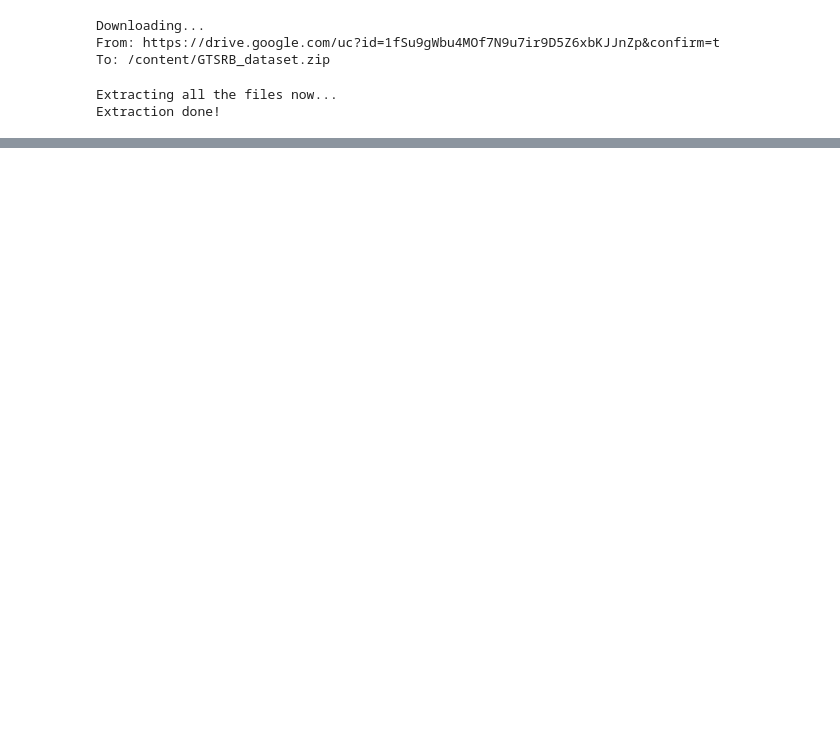
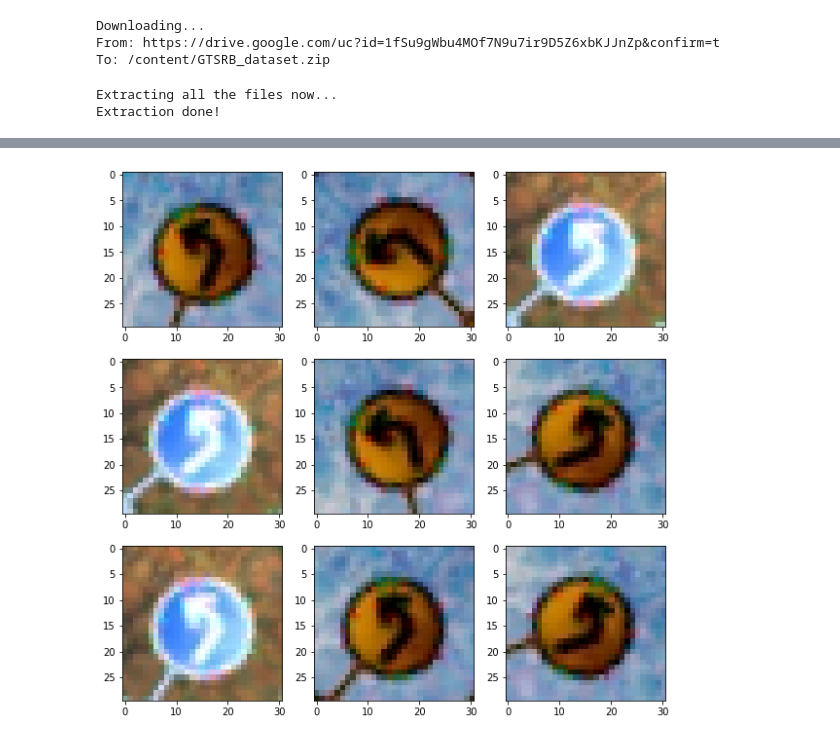
Before and after one commit to Kurtiadam/GTSRB, a Jupyter notebook: GTSRB.ipynb, the cells around one changed output, grey strips where cells are left out. Saved outputs shown, nothing was run; the diff lists cells and outputs as text; code cells hidden in the pictures; blank space fills up the shorter version.

```diff
--- a/GTSRB.ipynb
+++ b/GTSRB.ipynb
@@ -135,0 +139,24 @@ No passing
+# %%
+data_augmentation = tf.keras.Sequential([
+    tf.keras.layers.RandomRotation(0.2)
+])
+
+# Augmenting the dataset
+def random_invert_img(x, p=0.5):
+  if  tf.random.uniform([]) < p:
+    x = (255-x)
+  else:
+    x
+  return x
+
+def random_invert(factor=0.5):
+  return layers.Lambda(lambda x: random_invert_img(x, factor))
+
+random_invert = random_invert()
+plt.figure(figsize=(10, 10))
+for i in range(9):
+  augmented_image = data_augmentation(tf.expand_dims(img,0))
+  augmented_image = random_invert(augmented_image)
+  ax = plt.subplot(3, 3, i + 1)
+  plt.imshow(augmented_image[0]/255)
+# %% [output]
@@ -135,0 +180 @@ No passing
+[figure, added]
```
Also changed, not shown: parts of 6 cells of this notebook.
